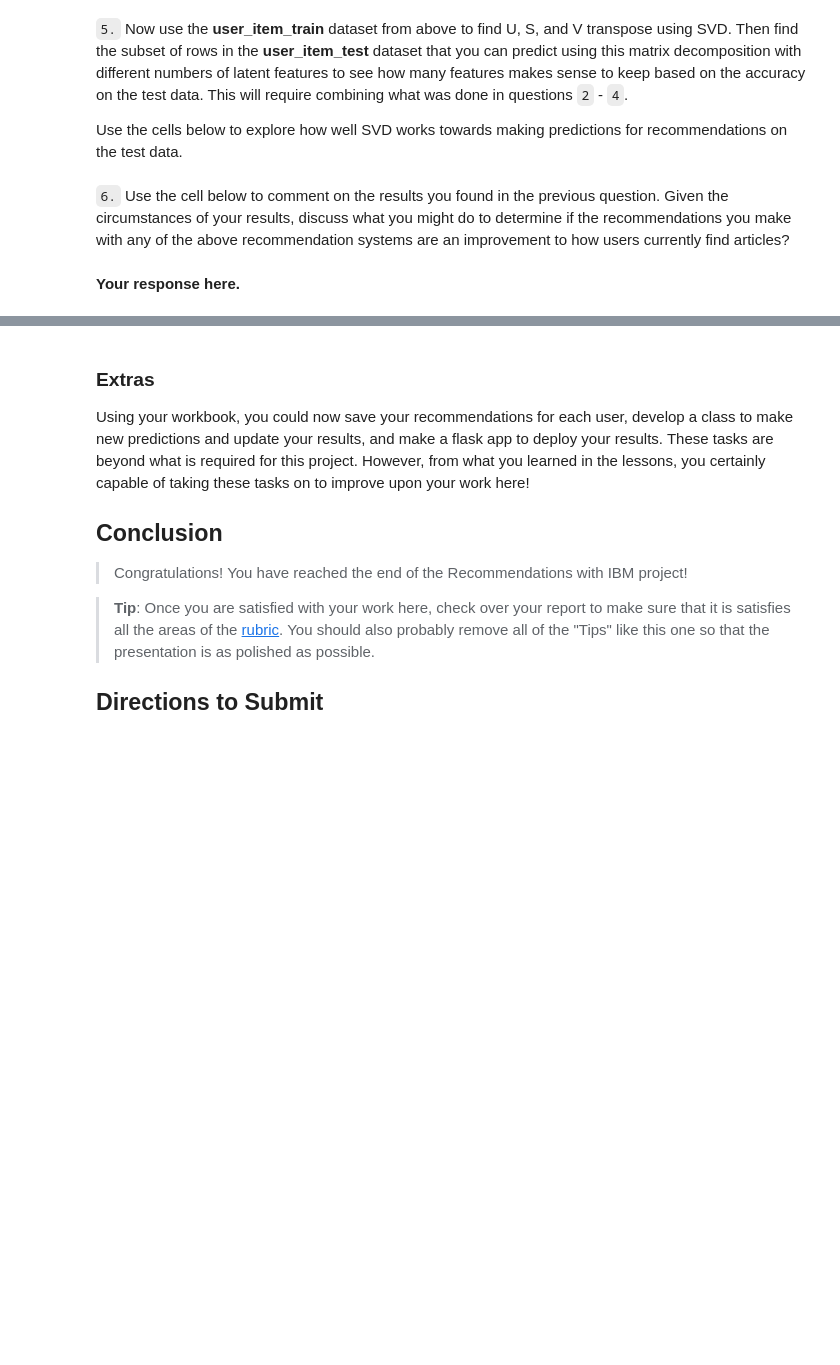
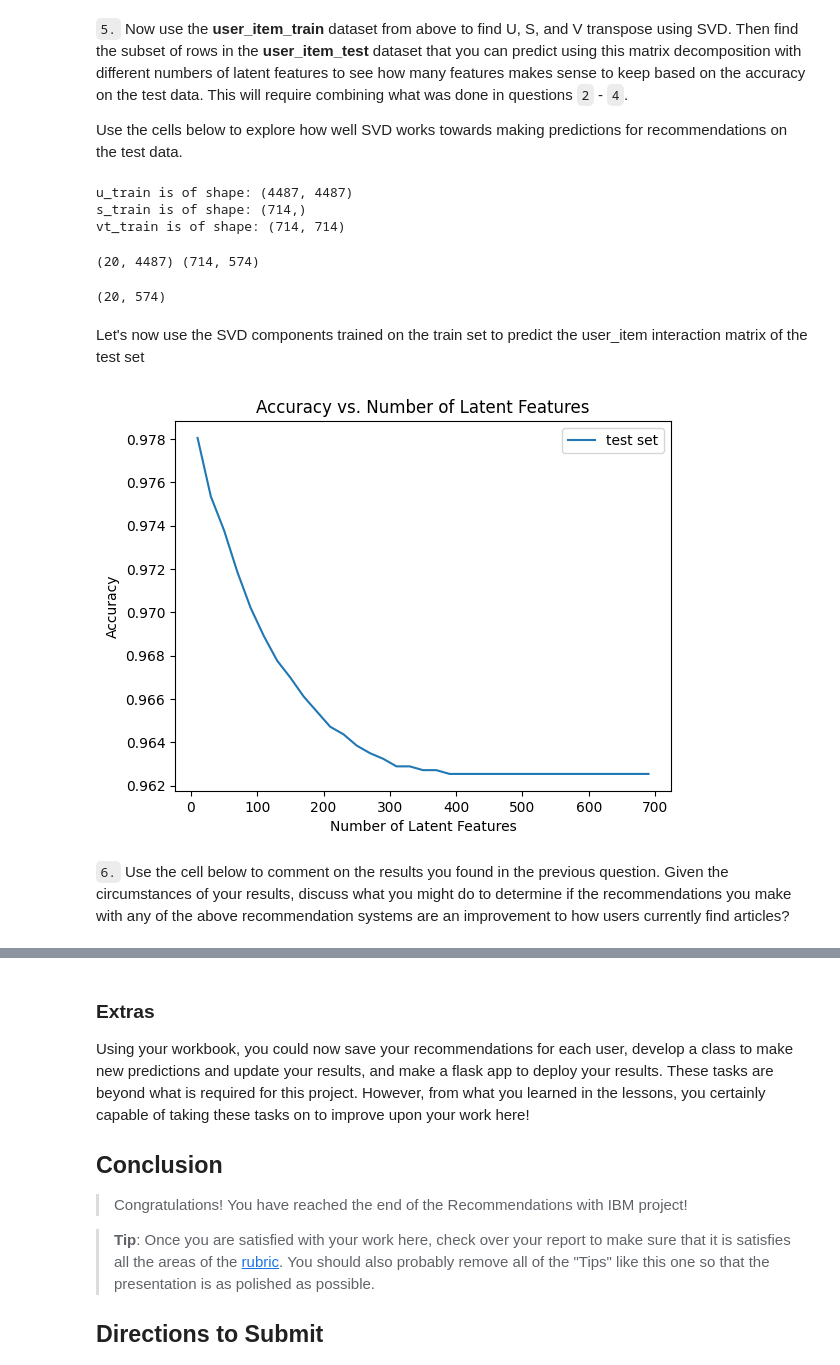
Before and after one commit to LaurentVeyssier/Recommendations_engines_IBM_Watson_studio, a Jupyter notebook: Recommendations_with_IBM.ipynb, the cells around one changed output, grey strips where cells are left out. Drawn from its saved outputs; the diff is of its cells as text; code cells hidden in the pictures; blank space fills up the shorter version.

```diff
--- a/Recommendations_with_IBM.ipynb
+++ b/Recommendations_with_IBM.ipynb
@@ -560,11 +1286,68 @@ t.sol_4_test(sol_4_dict)
 Use the cells below to explore how well SVD works towards making predictions for recommendations on the test data.
 # %%
 # fit SVD on the user_item_train matrix
-u_train, s_train, vt_train = # fit svd similar to above then use the cells below
+u_train, s_train, vt_train = np.linalg.svd(user_item_train) # fit svd similar to above then use the cells below
+# %%
+print("u_train is of shape:", u_train.shape)
+print("s_train is of shape:", s_train.shape)
+print("vt_train is of shape:", vt_train.shape)
+# %% [output]
+u_train is of shape: (4487, 4487)
+s_train is of shape: (714,)
+vt_train is of shape: (714, 714)
+# %%
+# To make predictions and compare to test set,
+# Let's adjust to the test set perimeter: common user_ids and common article_ids
+common_ids_idx = user_item_train.index.isin(test_idx)
+common_arts_idx = user_item_train.columns.isin(test_arts)
+
+u_train_subset = u_train[common_ids_idx,:]
+vt_train_subset = vt_train[:,common_arts_idx]
+# %%
+print(u_train_subset.shape, vt_train_subset.shape)
+# %% [output]
+(20, 4487) (714, 574)
 # %%
 # Use these cells to see how well you can use the training
 # decomposition to predict on test data
+
+# select a subset of the test data with the user_ids in commom with train set
+# we find back the 20 users in common
+common_user_ids = list(set(user_item_test.index).intersection(user_item_train.index))
+common_art_ids = list(set(user_item_test.columns).intersection(user_item_train.columns))
+test_subset = user_item_test.loc[common_user_ids,common_art_ids]
+test_subset.shape
+# %% [output]
+(20, 574)
+# %% [markdown]
+Let's now use the SVD components trained on the train set to predict the user_item interaction matrix of the test set
+# %%
+num_latent_feats = np.arange(10,700+10,20)
+sum_errs = []
+
+for k in num_latent_feats:
+    # restructure with k latent features using adjusted SVD components
+    s_new, u_new, vt_new = np.diag(s_train[:k]), u_train_subset[:, :k], vt_train_subset[:k, :]
+
+    # take dot product
+    user_item_est = np.around(np.dot(np.dot(u_new, s_new), vt_new))
+
+    # compute error for each prediction to actual value of test set
+    diffs = np.subtract(test_subset, user_item_est)
+
+    # total errors and keep track of them
+    err = np.sum(np.sum(np.abs(diffs)))
+    sum_errs.append(err)
+
+
+plt.plot(num_latent_feats,
+         1 - np.array(sum_errs)/(test_subset.shape[0] * test_subset.shape[1]),
+         label='test set')
+plt.xlabel('Number of Latent Features')
+plt.ylabel('Accuracy')
+plt.legend()
+plt.title('Accuracy vs. Number of Latent Features');
+# %% [output]
+[figure, added]
 # %% [markdown]
 `6.` Use the cell below to comment on the results you found in the previous question. Given the circumstances of your results, discuss what you might do to determine if the recommendations you make with any of the above recommendation systems are an improvement to how users currently find articles?
-# %% [markdown]
-**Your response here.**
```
Also changed, not shown: parts of 98 cells of this notebook.
